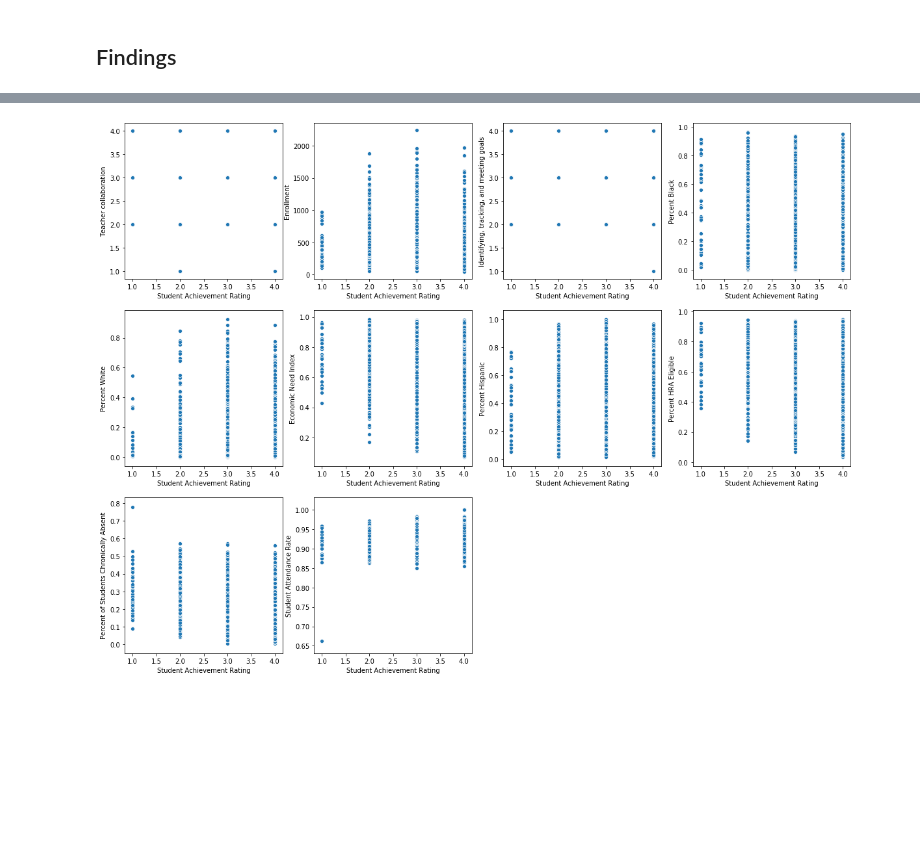
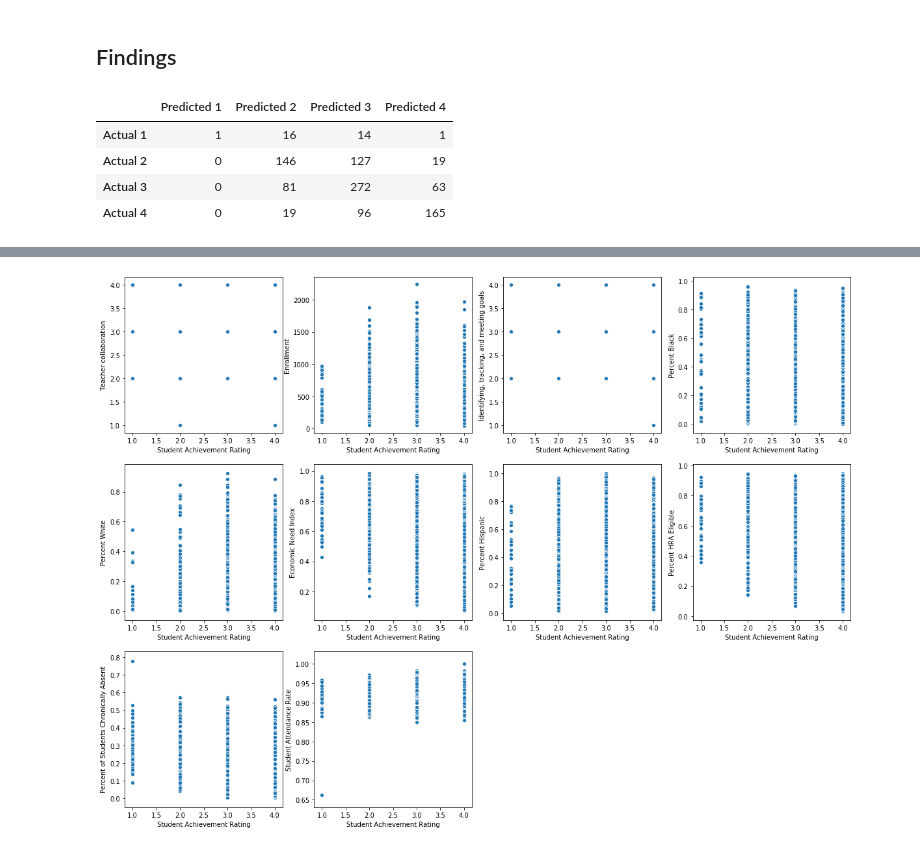
Before and after one commit to sharonk515/NYC_education_2018, a Jupyter notebook: Modeling - Student Achievement (Classification).ipynb, the cells around one changed output, grey strips where cells are left out. Drawn from its saved outputs; the diff is of its cells as text; code cells hidden in the pictures; blank space fills up the shorter version.

```diff
--- a/Modeling - Student Achievement (Classification).ipynb
+++ b/Modeling - Student Achievement (Classification).ipynb
@@ -639,6 +620,23 @@ Train score: 0.589
 Test score: 0.492
 # %% [markdown]
 ## Findings
+# %%
+cm = confusion_matrix(y_train, svm_gs.predict(X_train_scale))
+cm_df = pd.DataFrame(cm, columns=['Predicted 1',
+                                  'Predicted 2',
+                                  'Predicted 3',
+                                  'Predicted 4'],
+                     index=['Actual 1',
+                            'Actual 2',
+                            'Actual 3',
+                            'Actual 4'])
+cm_df
+# %% [output]
+|  | Predicted 1 | Predicted 2 | Predicted 3 | Predicted 4 |
+| Actual 1 | 1 | 16 | 14 | 1 |
+| Actual 2 | 0 | 146 | 127 | 19 |
+| Actual 3 | 0 | 81 | 272 | 63 |
+| Actual 4 | 0 | 19 | 96 | 165 |
 # %%
 # create a DataFrame of the features and coefficients
 svm_feat_imp = pd.DataFrame(zip(X_train_scale.columns,
```
Also changed, not shown: parts of 7 cells of this notebook, 4 other files.
